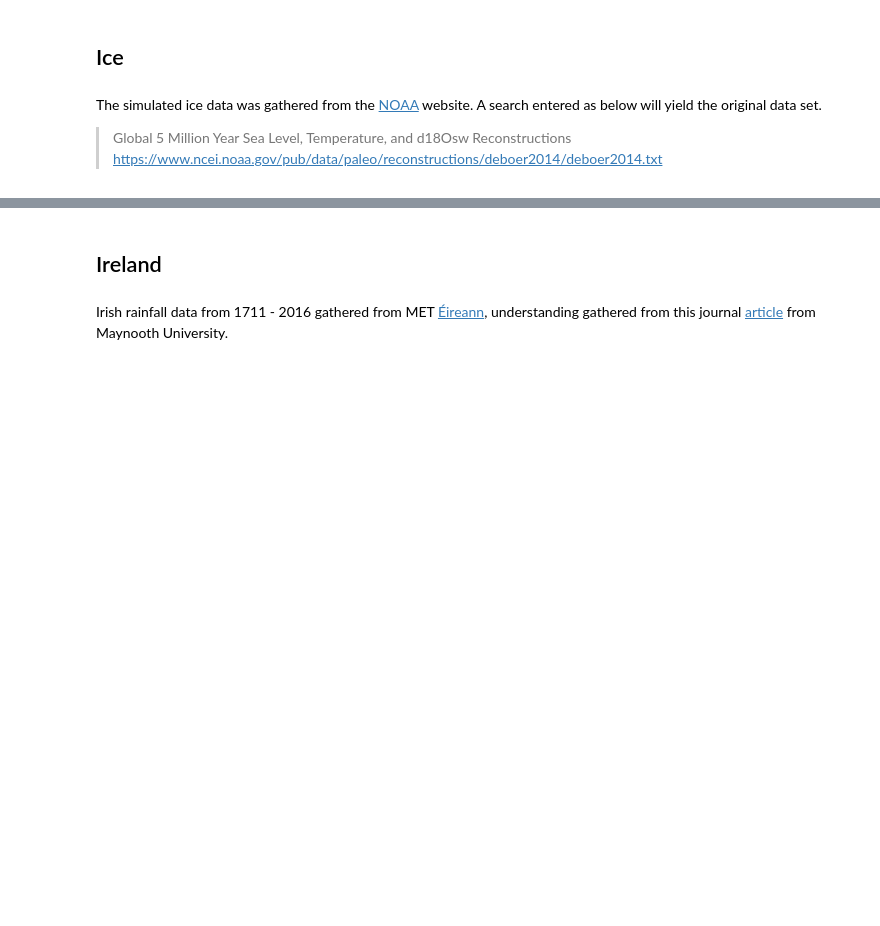
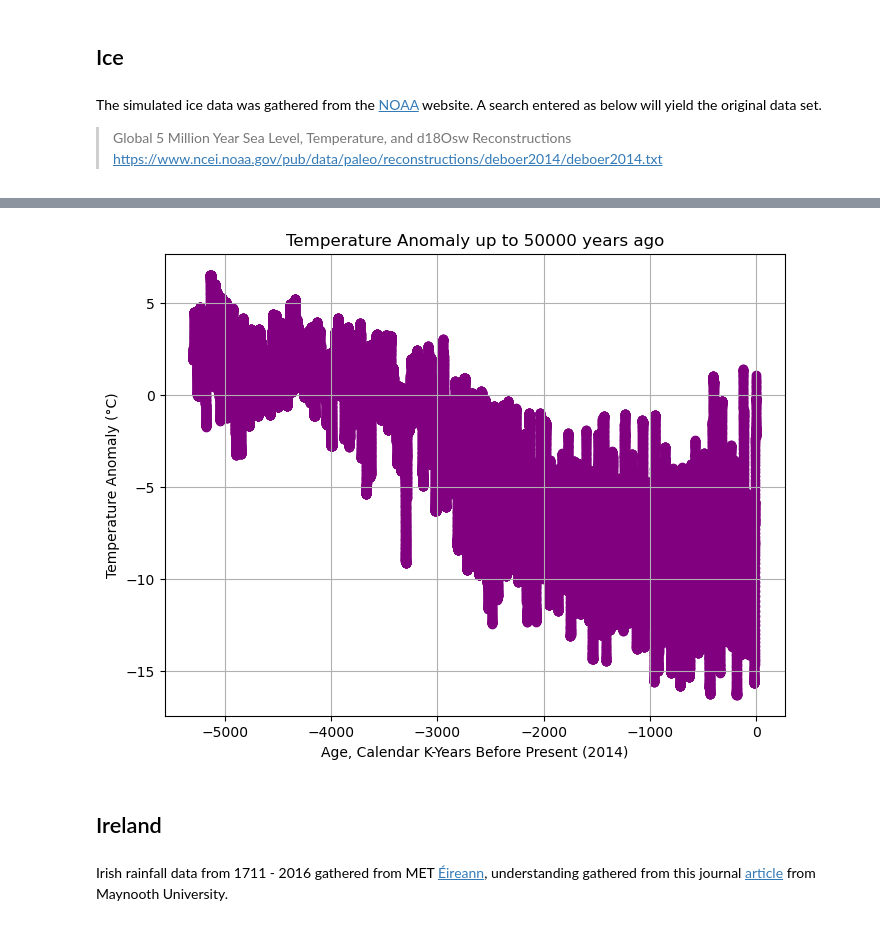
Before and after one commit to nexlanglxm/climate-data-analysis, a Jupyter notebook: project2/project.ipynb, the cells around one changed output, grey strips where cells are left out. Saved outputs shown, nothing was run; the diff lists cells and outputs as text; code cells hidden in the pictures; blank space fills up the shorter version.

```diff
--- a/project2/project.ipynb
+++ b/project2/project.ipynb
@@ -164,3 +164,13 @@ plt.show()
+# %%
+plt.figure(figsize=(8, 6))
+plt.scatter(year, temp_anom, color='purple')
+plt.xlabel('Age, Calendar K-Years Before Present (2014)')
+plt.ylabel('Temperature Anomaly (°C)')
+plt.title('Temperature Anomaly up to 50000 years ago')
+plt.grid(True)
+plt.show()
+# %% [output]
+[figure, added]
 # %% [markdown]
 ## Ireland
 # %% [markdown]
```
Also changed, not shown: parts of 5 cells of this notebook.
